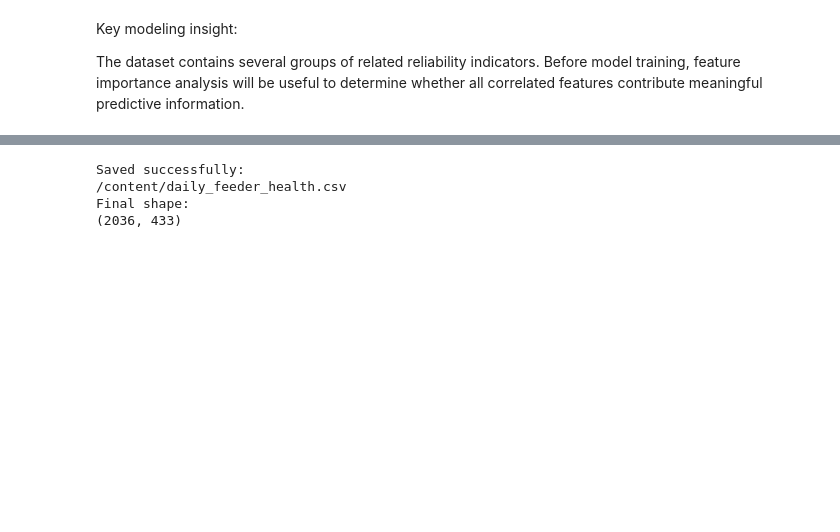
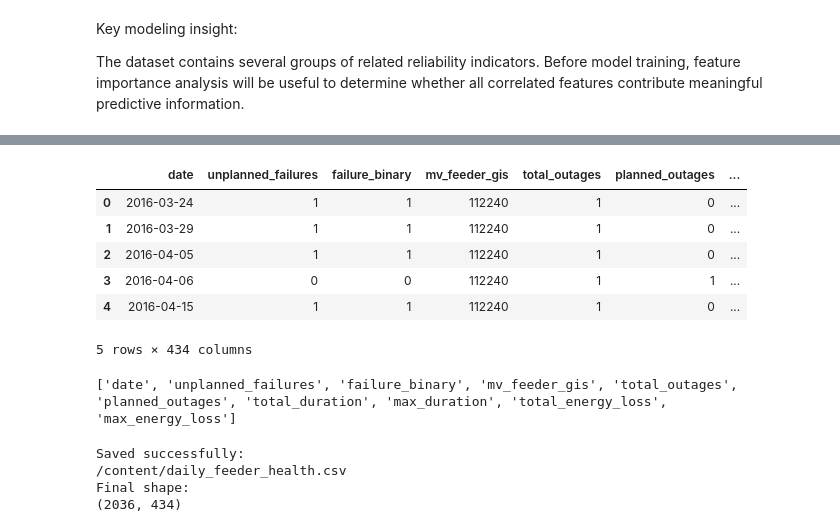
Before and after one commit to Nasim-Amani/grid-failure, a Jupyter notebook: daily_feeder_health.ipynb, the cells around one changed output, grey strips where cells are left out. Cells and saved outputs as stored; diff of their text form; code cells hidden in the pictures; blank space fills up the shorter version.

```diff
--- a/daily_feeder_health.ipynb
+++ b/daily_feeder_health.ipynb
@@ -1395,3 +1411,58 @@ The dataset contains several groups of related reliability indicators. Before mo
+# %%
+# ==========================================
+# Create daily failure indicator
+# ==========================================
+
+# Binary failure indicator:
+# 1 = at least one unplanned failure happened that day
+# 0 = no unplanned failure happened
+
+daily_health["failure_binary"] = (
+    daily_health["unplanned_failures"] > 0
+).astype(int)
+
+
+# ==========================================
+# Reorder important columns first
+# ==========================================
+
+cols = daily_health.columns.tolist()
+
+priority_cols = [
+    "date",
+    "unplanned_failures",
+    "failure_binary"
+]
+
+remaining_cols = [
+    c for c in cols
+    if c not in priority_cols
+]
+
+
+daily_health = daily_health[
+    priority_cols + remaining_cols
+]
+
+
+# Check result
+
+display(
+    daily_health.head()
+)
+
+print(
+    daily_health.columns[:10].tolist()
+)
+# %% [output]
+|  | date | unplanned_failures | failure_binary | mv_feeder_gis | total_outages | planned_outages | ... |
+| 0 | 2016-03-24 | 1 | 1 | 112240 | 1 | 0 | ... |
+| 1 | 2016-03-29 | 1 | 1 | 112240 | 1 | 0 | ... |
+| 2 | 2016-04-05 | 1 | 1 | 112240 | 1 | 0 | ... |
+| 3 | 2016-04-06 | 0 | 0 | 112240 | 1 | 1 | ... |
+| 4 | 2016-04-15 | 1 | 1 | 112240 | 1 | 0 | ... |
+5 rows × 434 columns
+['date', 'unplanned_failures', 'failure_binary', 'mv_feeder_gis', 'total_outages', 'planned_outages', 'total_duration', 'max_duration', 'total_energy_loss', 'max_energy_loss']
 # %%
 # ==========================================
 # Save Final Daily Feeder Health Dataset
@@ -1414,4 +1485,4 @@ print(daily_health.shape)
 Saved successfully:
 /content/daily_feeder_health.csv
 Final shape:
-(2036, 433)
+(2036, 434)
```
Also changed, not shown: parts of 1 cell of this notebook.
